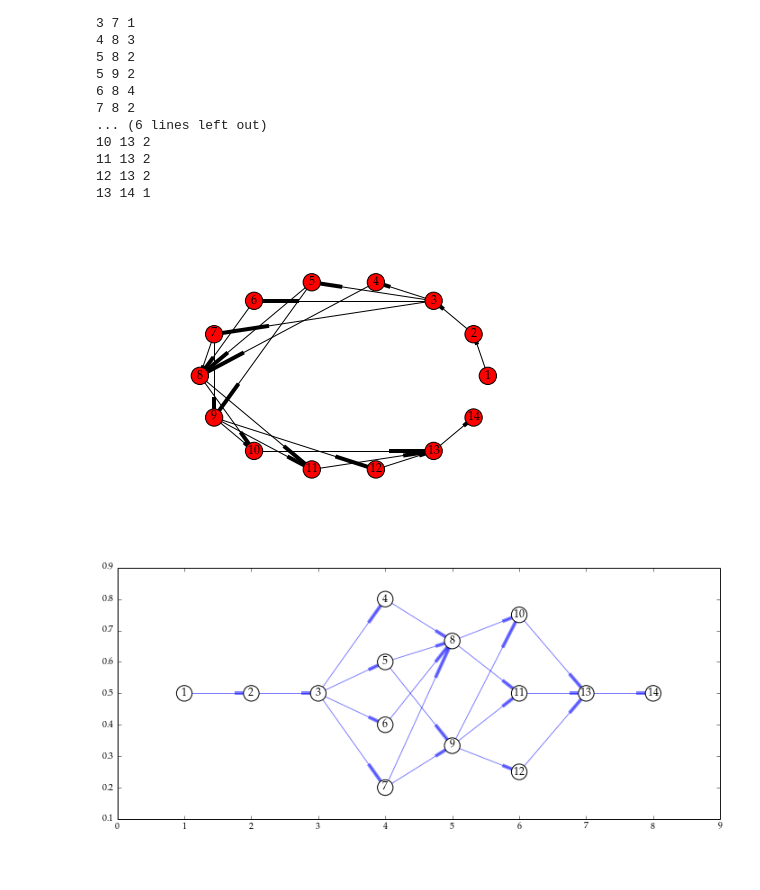
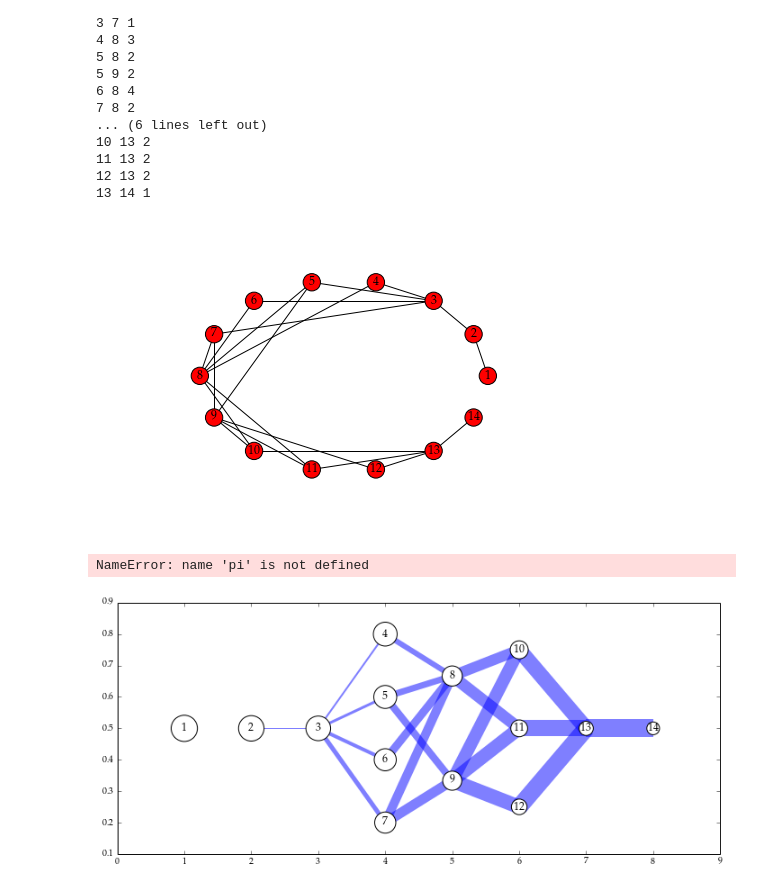
Before and after one commit to Danie1Johnson/research, a Jupyter notebook: Octa CCS.ipynb, the cells around one changed output. Saved outputs shown, nothing was run; the diff lists cells and outputs as text; code cells hidden in the pictures.

Commit message:
Generated octa results plots

```diff
--- a/Octa CCS.ipynb
+++ b/Octa CCS.ipynb
@@ -52,7 +52,8 @@ for k, e in enumerate(edges):
 nodes = set([n1 for n1, n2 in edges[1:]] + [n2 for n1, n2 in edges[1:]])
 
 # create networkx graph
-G=nx.DiGraph()
+#G=nx.DiGraph()
+G=nx.Graph()
 
 # add nodes
 for node in nodes:
@@ -68,7 +69,7 @@ pos = nx.shell_layout(G)
 # %%
 nx.draw(G, pos)
 # %% [output]
-[figure, old version]
+[figure, new version]
 # %%
 pos = {1: np.array([ 1.,  0.5]),
        2: np.array([ 2.,  0.5]),
@@ -107,23 +108,30 @@ pos_arr = np.array([[ 1.,  0.5],
 # %%
 pos = {k+1: pos_arr[k,:] for k in range(len(ints)-1)}
 # %%
+node_size_scale = 50.0
+
 node_color = 'w'
-edge_thickness = 1.0
+node_size = node_size_scale*pi
+#edge_thickness = 1.0
+edge_thickness = np.arange(len(edges))
 edge_alpha = 0.5
 edge_color = 'blue'
 node_text_size = 12
+# %% [output]
+NameError: name 'pi' is not defined
 # %%
 fig = plt.figure(figsize=my_figsize, dpi=my_dpi)
 a = nx.draw_networkx_nodes(G,
                        pos,
+                       node_size=node_size,
                        node_color=node_color)
 b = nx.draw_networkx_edges(G,
                        pos,
                        width=edge_thickness,
                        alpha=edge_alpha,
                        edge_color=edge_color)
 c = nx.draw_networkx_labels(G,
                         pos,
                         font_size=node_text_size)
 # %% [output]
-[figure, old version]
+[figure, new version]
```
Also changed, not shown: 2 other files.
